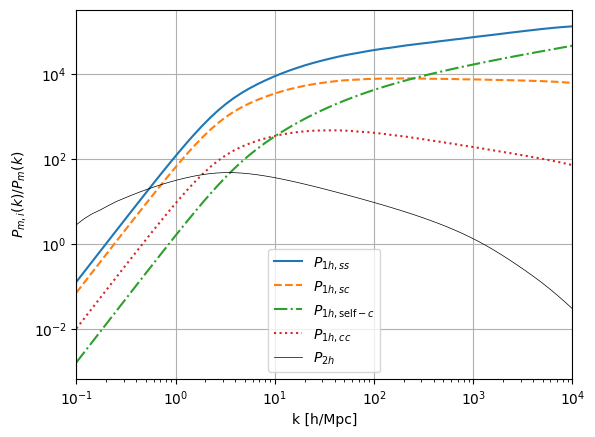
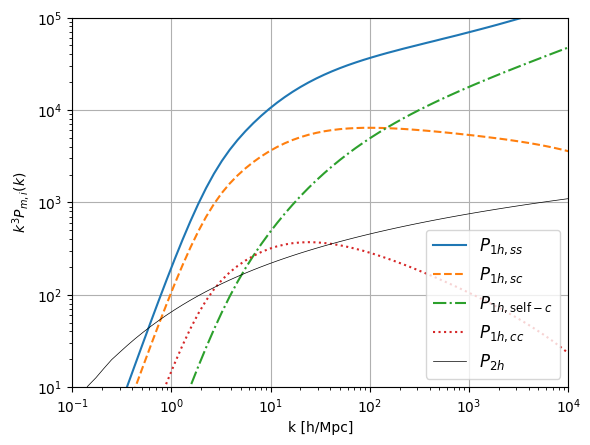
The change to this notebook cell's code, shown as a diff; its figure went from the first image to the second:
--- before
+++ after
@@ -9,13 +9,13 @@
 plt.xscale('log')
 
-plt.ylim(None, None)
+plt.ylim(1e1, 1e5)
 plt.xlim(np.min(k_vals), np.max(k_vals))
 
 plt.xlabel('k [h/Mpc]')
-plt.ylabel(r'$P_{m, i}(k) / P_m(k)$')
+plt.ylabel(r'$k^3 P_{m, i}(k)$')
 
 plt.grid()
-plt.legend()
+plt.legend(loc='lower right')
 
-plt.savefig("plots_Pm_contributions/Pm_1h_ratios.pdf")
+plt.savefig("Pm_1h_ratios.pdf")
 plt.show()

Commit: .